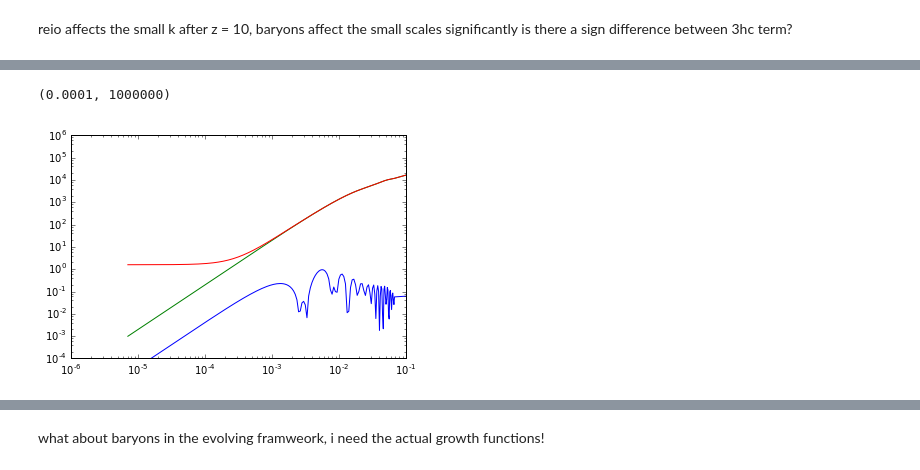
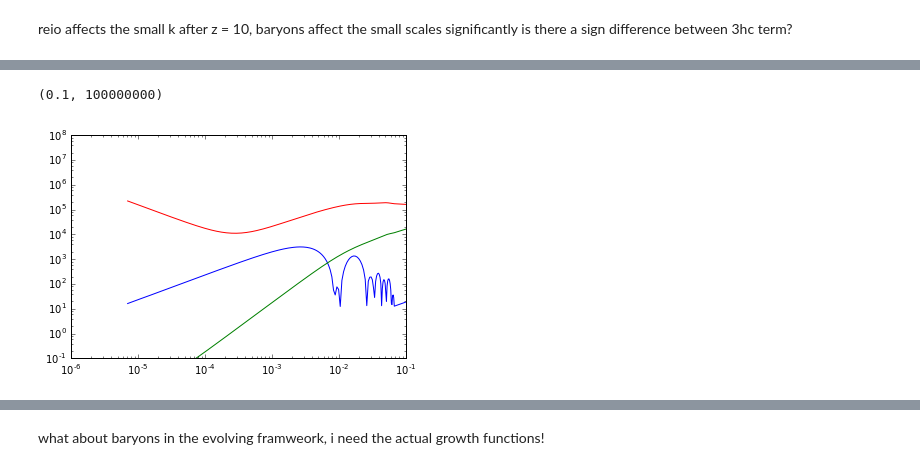
Before and after one commit to ThomasTram/CLASSmods, a Jupyter notebook: Plot_Spatial_Gauge.ipynb, the cells around one changed output, grey strips where cells are left out. Saved outputs shown, nothing was run; the diff lists cells and outputs as text; code cells hidden in the pictures.

```diff
--- a/Plot_Spatial_Gauge.ipynb
+++ b/Plot_Spatial_Gauge.ipynb
@@ -9,8 +97,8 @@ from classy import Class
 # %%
-z_pk = [200.0,100.0,50.0,10.0,5.0,0.0]
+z_pk = [200.0,100.0,75.0,50.0,10.0,5.0,0.0]
 k_out = [0.0001,0.001, 0.01, 0.1]
-cosmo = Class()
-cosmo.set({'output':'dTk, lTk',
+cosmo0 = Class()
+cosmo0.set({'output':'dTk, lTk',
            'z_pk':str(z_pk).strip('[]'),
            'k_output_values':str(k_out).strip('[]'),
            'radiation_streaming_approximation':3,
@@ -24,9 +112,10 @@ cosmo.set({'output':'dTk, lTk',
            'l_linstep':300,
            'P_k_max_h/Mpc' : 0.1,
            'lensing':'no',
-           'evolver':0
+           'evolver':1,
+           'a_init_nbody':1.
             })
-cosmo.compute()
+cosmo0.compute()
 # %% [markdown]
  reio affects the small k after z = 10, baryons affect the small scales significantly
  is there a sign difference between 3hc term?
@@ -44,0 +163,10 @@ dict_keys(['d_tot', 'L_prime', 'L', 'd_ur', 'd_cdm', 'd_b', 'd_g', 'k (h/Mpc)'])
+# %%
+k = tks0_500['k (h/Mpc)']*cosmo500.h()
+plt.loglog(k,np.abs( k*tks0_500['L']),
+           k,np.abs( tks0_500['L_prime'] ),':',
+           k,np.abs( k*tks0_100['L']),
+           k,np.abs( tks0_100['L_prime'] ),'--',
+           k,np.abs( k*tks0_0['L']),
+           k,np.abs( tks0_0['L_prime'] )
+           )
+plt.ylim([0.0001,1000000])
@@ -45,9 +176,9 @@ dict_keys(['d_tot', 'L_prime', 'L', 'd_ur', 'd_cdm', 'd_b', 'd_g', 'k (h/Mpc)'])
 # %%
-k = tks0['k (h/Mpc)']*cosmo.h()
-plt.loglog(k,np.abs( k*tks0['L']),
-           k,np.abs( tks0['L_prime'] ),
-           k,np.abs( tks0['d_cdm'] ))
-plt.ylim([0.0001,1000000])
+k = tks0_500['k (h/Mpc)']*cosmo500.h()
+plt.loglog(k,np.abs( tks0_500['L']),
+           k,np.abs( tks0_500['L_prime'] ),
+           k,np.abs(1/k* tks0_500['d_cdm'] ))
+plt.ylim([0.1,100000000])
 # %% [output]
-(0.0001, 1000000)
+(0.1, 100000000)
-[figure, old version]
+[figure, new version]
```
Also changed, not shown: parts of 16 cells of this notebook, 4 other files.
